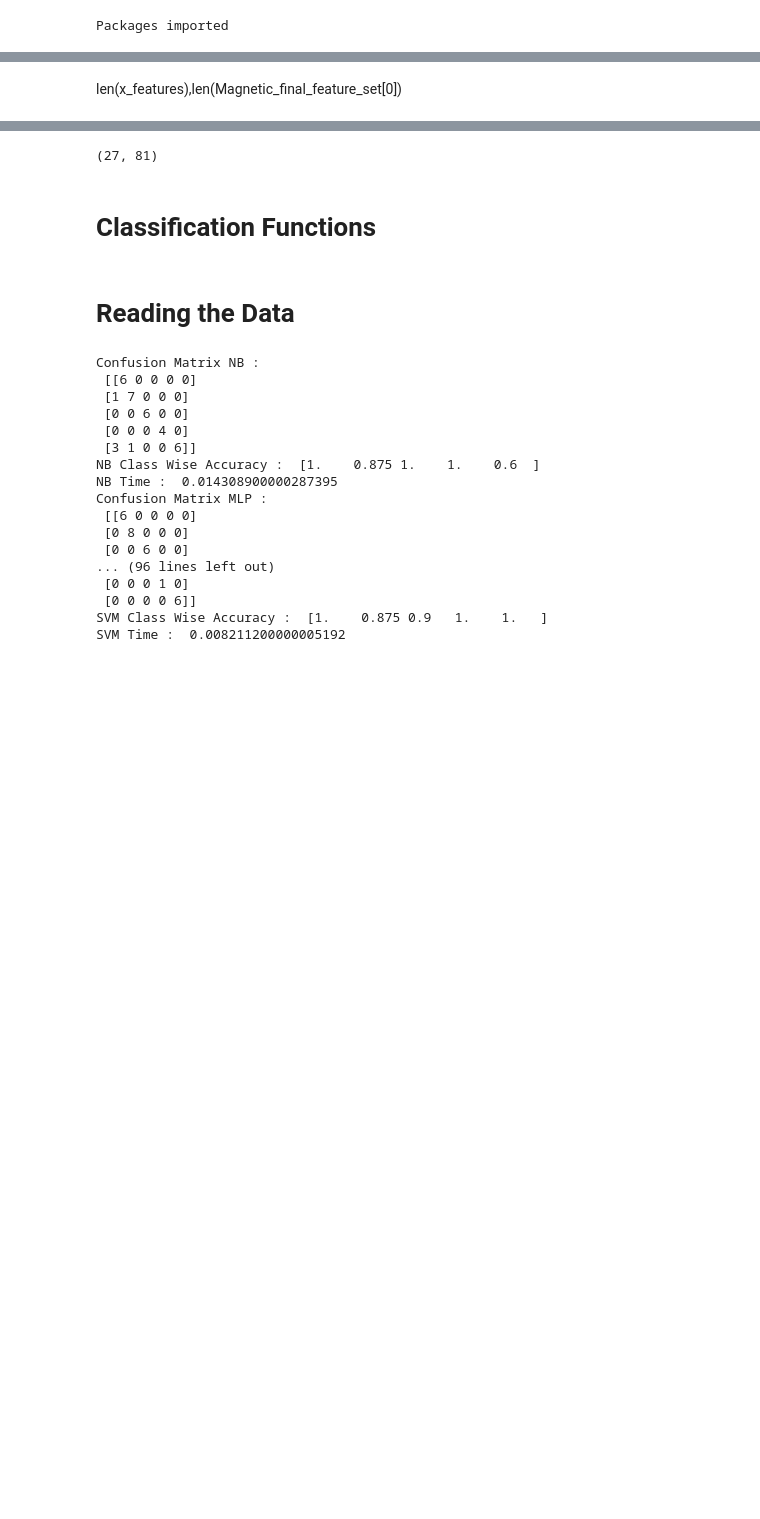
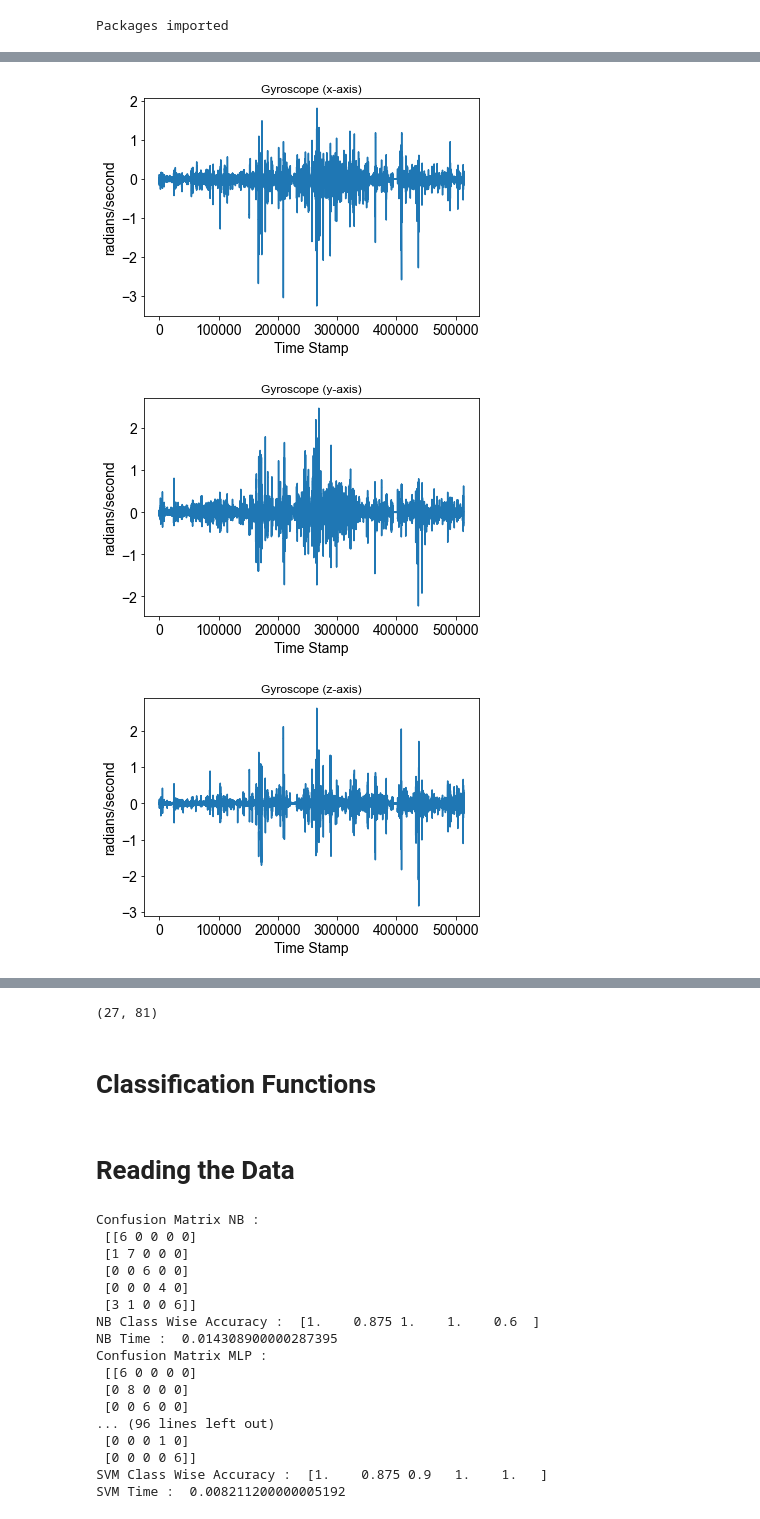
Before and after one commit to sarwanpasha/mobile_sensor_data_collection, a Jupyter notebook: IoT Project.ipynb, the cells around one changed output, grey strips where cells are left out. Saved outputs shown, nothing was run; the diff lists cells and outputs as text; code cells hidden in the pictures; blank space fills up the shorter version.

```diff
--- a/IoT Project.ipynb
+++ b/IoT Project.ipynb
@@ -162,6 +201,10 @@ path = "E:/University/2nd Semester/IoT/Project/Data/IoT Sensor Data/" + applicat
 onlyfiles = [f for f in listdir(path) if isfile(join(path, f))]
 
 Gyroscope_final_feature_set = []
+
+x_values_plot = []
+y_values_plot = []
+z_values_plot = []
 
 for i in range(len(onlyfiles)):
 #     print(i,"/",len(onlyfiles))
@@ -182,6 +225,42 @@ for i in range(len(onlyfiles)):
     z_features = [mean(z_values),statistics.median(z_values),statistics.mode(z_values),statistics.quantiles(z_values)[0],statistics.quantiles(z_values)[1], statistics.quantiles(z_values)[2],statistics.pstdev(z_values),statistics.stdev(z_values),statistics.variance(z_values)]
 
     Gyroscope_final_feature_set.append(list(itertools.chain(x_features,y_features,z_features)))
+
+    x_values_plot.append(np.array(x_values))
+    y_values_plot.append(np.array(y_values))
+    z_values_plot.append(np.array(z_values))
+# %%
+x_mean = pd.DataFrame(x_values_plot)
+y_mean = pd.DataFrame(y_values_plot)
+z_mean = pd.DataFrame(z_values_plot)
+# %%
+plt.plot(x_mean.mean(axis=0))
+plt.ylabel('radians/second',fontsize=14)
+plt.xlabel('Time Stamp',fontsize=14)
+plt.xticks(fontsize=14)
+plt.yticks(fontsize=14)
+plt.title("Gyroscope (x-axis)")
+plt.show()
+
+plt.plot(y_mean.mean(axis=0))
+plt.ylabel('radians/second',fontsize=14)
+plt.xlabel('Time Stamp',fontsize=14)
+plt.xticks(fontsize=14)
+plt.yticks(fontsize=14)
+plt.title("Gyroscope (y-axis)")
+plt.show()
+
+plt.plot(z_mean.mean(axis=0))
+plt.ylabel('radians/second',fontsize=14)
+plt.xlabel('Time Stamp',fontsize=14)
+plt.xticks(fontsize=14)
+plt.yticks(fontsize=14)
+plt.title("Gyroscope (z-axis)")
+plt.show()
+# %% [output]
+[figure, added]
+[figure, added]
+[figure, added]
 # %%
 
 
@@ -213,2 +299,0 @@ for i in range(len(onlyfiles)):
-# %% [markdown]
-len(x_features),len(Magnetic_final_feature_set[0])
```
Also changed, not shown: parts of 30 cells of this notebook.
